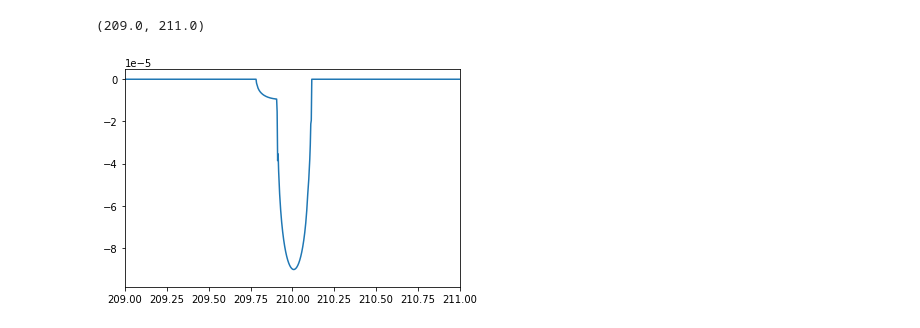
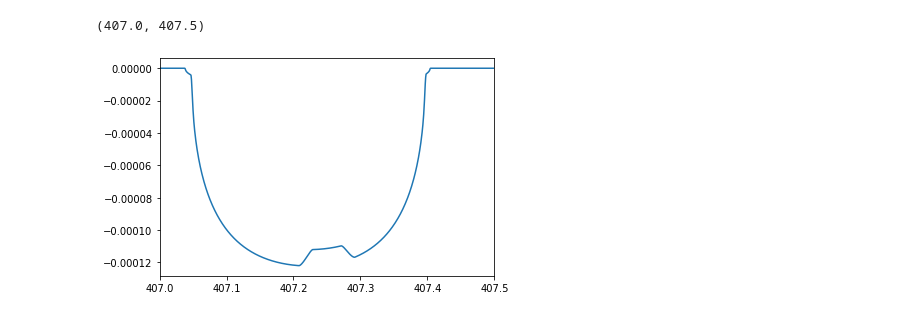
Before and after one commit to tagordon/dynamoon, a Jupyter notebook: kepler/Untitled.ipynb, the cells around one changed output. Saved outputs shown, nothing was run; the diff lists cells and outputs as text; code cells hidden in the pictures.

```diff
--- a/kepler/Untitled.ipynb
+++ b/kepler/Untitled.ipynb
@@ -48,8 +49,9 @@ pl.plot(t, dmo)
 # %%
-t = np.linspace(0, 300, 100000)
+t = np.linspace(0, 600, 1000000)
 u = [0.5, 0.5]
-%time flux = phot.flux(sys, t, u)
+%time flux = phot.lc(sys, t, u)
 pl.plot(t, flux)
-pl.xlim(209, 211)
+pl.xlim(407, 407.5)
+#pl.ylim(-0.0001, 0.00002)
 #pl.axhline(1 - (sys.planet.radius / sys.star.radius)**2)
 # %% [output]
@@ -58,2 +60,2 @@ Wall time: 284 ms
-(209.0, 211.0)
+(407.0, 407.5)
-[figure, old version]
+[figure, new version]
```
Also changed, not shown: parts of 6 cells of this notebook, 3 other files.
